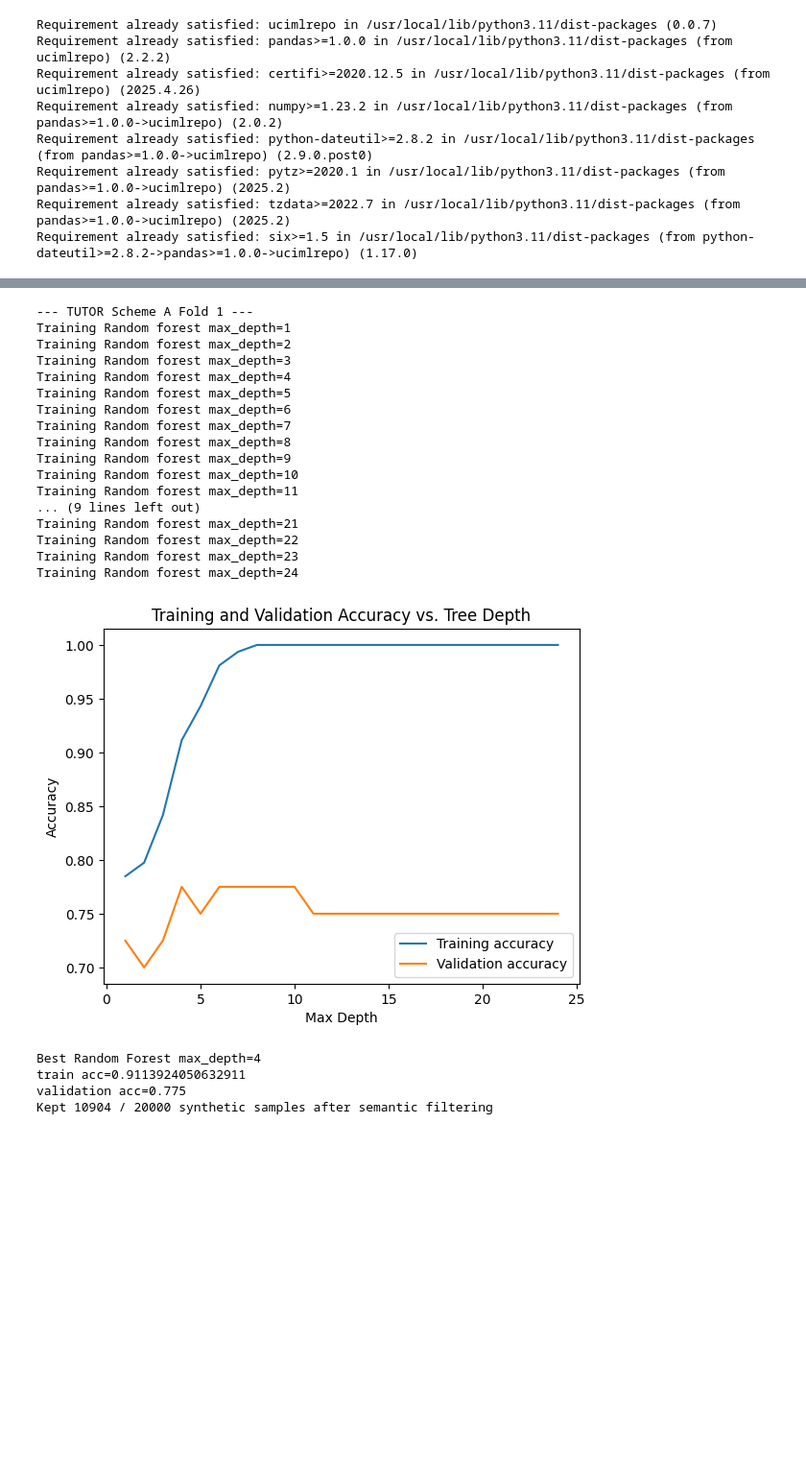
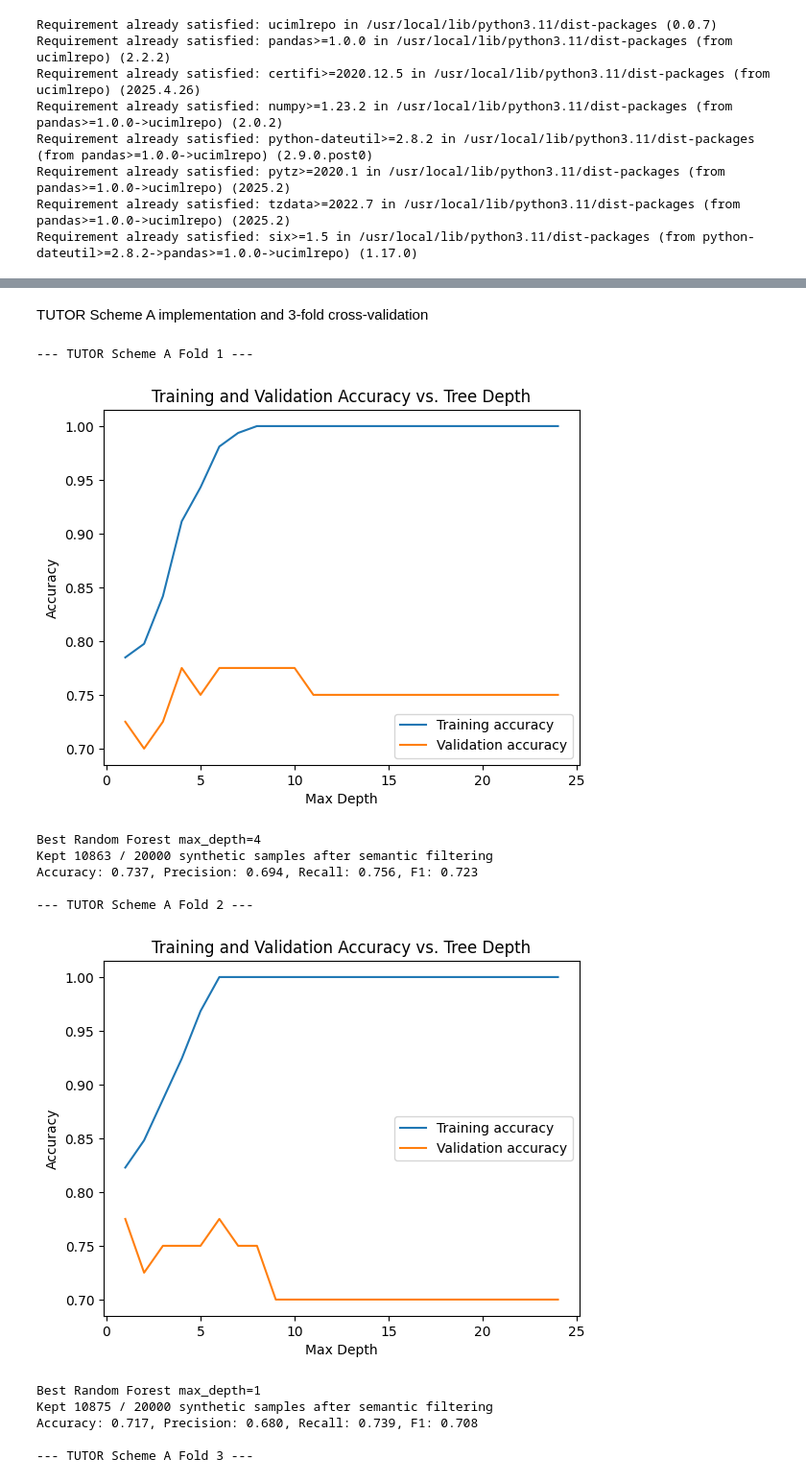
Before and after one commit to emilyz04/ece-heart-disease, a Jupyter notebook: ECE477_FinalProject.ipynb, the cells around one changed output, grey strips where cells are left out. Shown at 96% size. Drawn from its saved outputs; the diff is of its cells as text; code cells hidden in the pictures; blank space fills up the shorter version.

```diff
--- a/ECE477_FinalProject.ipynb
+++ b/ECE477_FinalProject.ipynb
@@ -583,5 +621,7 @@ def find_best_rf_max_depth(X_train, y_train, X_val, y_val, max_depth_range=(1, 2
 
     return best_max_depth, train_accs, validation_accs
+# %% [markdown]
+TUTOR Scheme A implementation and 3-fold cross-validation
 # %%
 # TUTOR Scheme A
 accs_a, precs_a, recs_a, f1s_a = [], [], [], []
@@ -593,6 +633,9 @@ es = EarlyStopping(monitor='val_loss', patience=5, restore_best_weights=True)
 Fcats = [0, 2, 5, 6, 8, 10, 12]  # categorical feature indices
 Fcont = [i for i in range(X_df.shape[1]) if i not in Fcats]  # continuous features
 
+all_y_true = []
+all_y_pred = []
+
 for fold, (train_idx, test_idx) in enumerate(skf.split(X_df, y_df), 1):
     print(f"\n--- TUTOR Scheme A Fold {fold} ---")
 
@@ -601,7 +644,6 @@ for fold, (train_idx, test_idx) in enumerate(skf.split(X_df, y_df), 1):
     X_test = X_df.iloc[test_idx]
     y_test = y_df.iloc[test_idx]
 
-    # Split trainval into train and val
     X_train, X_val, y_train, y_val = train_test_split(
         X_trainval, y_trainval, test_size=0.2, random_state=42, stratify=y_trainval
     )
@@ -614,7 +656,6 @@ for fold, (train_idx, test_idx) in enumerate(skf.split(X_df, y_df), 1):
     y_te = y_test.values.ravel()
     y_va = y_val.values.ravel()
 
-    # 1) Preprocessing: scale + PCA on continuous features
     scaler = StandardScaler().fit(X_tr_arr[:, Fcont])
     X_tr_s = scaler.transform(X_tr_arr[:, Fcont])
     X_te_s = scaler.transform(X_te_arr[:, Fcont])
@@ -624,16 +665,16 @@ for fold, (train_idx, test_idx) in enumerate(skf.split(X_df, y_df), 1):
     X_te_pca = pca.transform(X_te_s)
     X_val_pca = pca.transform(X_val_s)
 
-    # 2) Train labeler on real data
+    # Train labeler on real data
     best_max_depth, train_accs, validation_accs = find_best_rf_max_depth(X_tr_pca, y_tr, X_val_pca, y_va)
     rf_best = RandomForestClassifier(n_estimators=350, max_depth=best_max_depth, criterion='gini', random_state=42)
     rf_best.fit(X_tr_pca, y_tr)
 
-    # 3) Generate synthetic data
+    # Generate synthetic data
     X_syn_raw = syn_data_gen_kde(X_train, X_val)
     X_syn_arr = X_syn_raw.astype(np.float32)
 
-    # 4) Filter synthetic data with semantic classifier
+    # Filter synthetic data with semantic classifier
     verified_syn = semantic_integrity_classifier(
         X_syn_arr,
         X_tr_arr,
@@ -642,66 +683,65 @@ for fold, (train_idx, test_idx) in enumerate(skf.split(X_df, y_df), 1):
         Fcats
     )
 
-    # 5) Label and preprocess filtered synthetics
+    # Label and preprocess filtered synthetics
     X_syn_s = scaler.transform(verified_syn[:, Fcont])
     X_syn_pca = pca.transform(X_syn_s)
-    y_syn = rf.predict(X_syn_pca)
+    y_syn = rf_best.predict(X_syn_pca)
 
-    # 6) Compute class weights
     cw = class_weight.compute_class_weight('balanced', classes=np.unique(y_tr), y=y_tr)
     cw_dict = dict(enumerate(cw))
 
-    # 7) Pretrain on synthetic data
+    # Pretrain on synthetic data
     model = build_model(input_dim=X_tr_pca.shape[1], hidden_units=200)
     model.fit(X_syn_pca, y_syn, epochs=500, batch_size=32, verbose=0)
 
-    # 8) Fine-tune on real data
+    # Fine-tune on real data
     history = model.fit(
         X_tr_pca, y_tr,
         validation_split=0.1,
         epochs=1500,
         batch_size=32,
         class_weight=cw_dict,
         callbacks=[reduce_lr, es],
         verbose=0
     )
 
-    # 9) Evaluate on test set
     y_pred = (model.predict(X_te_pca, batch_size=32, verbose=0) > 0.5).astype(int).ravel()
     a = accuracy_score(y_te, y_pred)
     p = precision_score(y_te, y_pred, zero_division=0)
     r = recall_score(y_te, y_pred, zero_division=0)
     f1 = f1_score(y_te, y_pred, zero_division=0)
     print(f"Accuracy: {a:.3f}, Precision: {p:.3f}, Recall: {r:.3f}, F1: {f1:.3f}")
 
     accs_a.append(a); precs_a.append(p); recs_a.append(r); f1s_a.append(f1)
 
-# Summary
+    all_y_true.extend(y_te)
+    all_y_pred.extend(y_pred)
+
 print("\n--- TUTOR Scheme A Cross-Validation Summary ---")
 print(f"Accuracy : {np.mean(accs_a):.3f}")
 print(f"Precision: {np.mean(precs_a):.3f}")
 print(f"Recall   : {np.mean(recs_a):.3f}")
 print(f"F1 Score : {np.mean(f1s_a):.3f}")
+
+cm_total_tutor_a = confusion_matrix(all_y_true, all_y_pred)
+plt.figure(figsize=(8, 6))
+sns.heatmap(cm_total_tutor_a, annot=True, fmt='d', cmap='Blues', xticklabels=['No Disease', 'Disease'], yticklabels=['No Disease', 'Disease'])
+plt.xlabel('Predicted')
+plt.ylabel('True')
+plt.title('Confusion Matrix (Aggregated Across All Folds)')
+plt.show()
 # %% [output]
 --- TUTOR Scheme A Fold 1 ---
-Training Random forest max_depth=1
-Training Random forest max_depth=2
-Training Random forest max_depth=3
-Training Random forest max_depth=4
-Training Random forest max_depth=5
-Training Random forest max_depth=6
-Training Random forest max_depth=7
-Training Random forest max_depth=8
-Training Random forest max_depth=9
-Training Random forest max_depth=10
-Training Random forest max_depth=11
-... (9 lines left out)
-Training Random forest max_depth=21
-Training Random forest max_depth=22
-Training Random forest max_depth=23
-Training Random forest max_depth=24
 [figure]
 Best Random Forest max_depth=4
-train acc=0.9113924050632911
-validation acc=0.775
-Kept 10904 / 20000 synthetic samples after semantic filtering
+Kept 10863 / 20000 synthetic samples after semantic filtering
+Accuracy: 0.737, Precision: 0.694, Recall: 0.756, F1: 0.723
+
+--- TUTOR Scheme A Fold 2 ---
+[figure, added]
+Best Random Forest max_depth=1
+Kept 10875 / 20000 synthetic samples after semantic filtering
+Accuracy: 0.717, Precision: 0.680, Recall: 0.739, F1: 0.708
+
+--- TUTOR Scheme A Fold 3 ---
```
Also changed, not shown: parts of 20 cells of this notebook.
